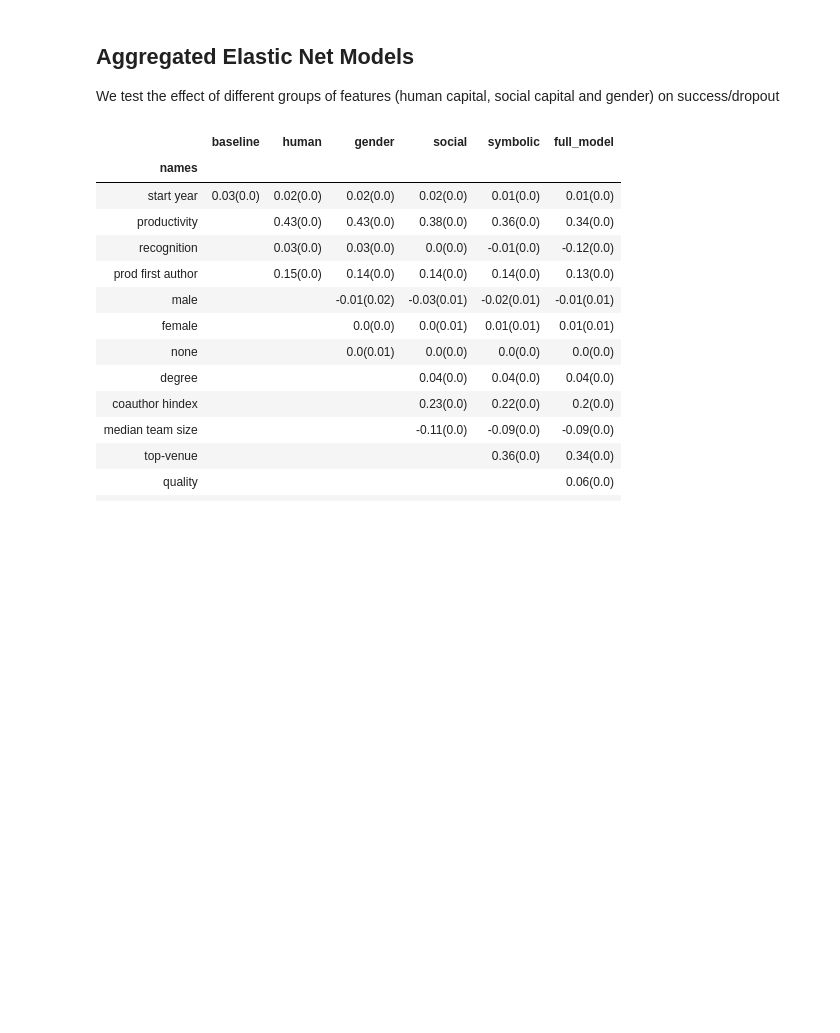
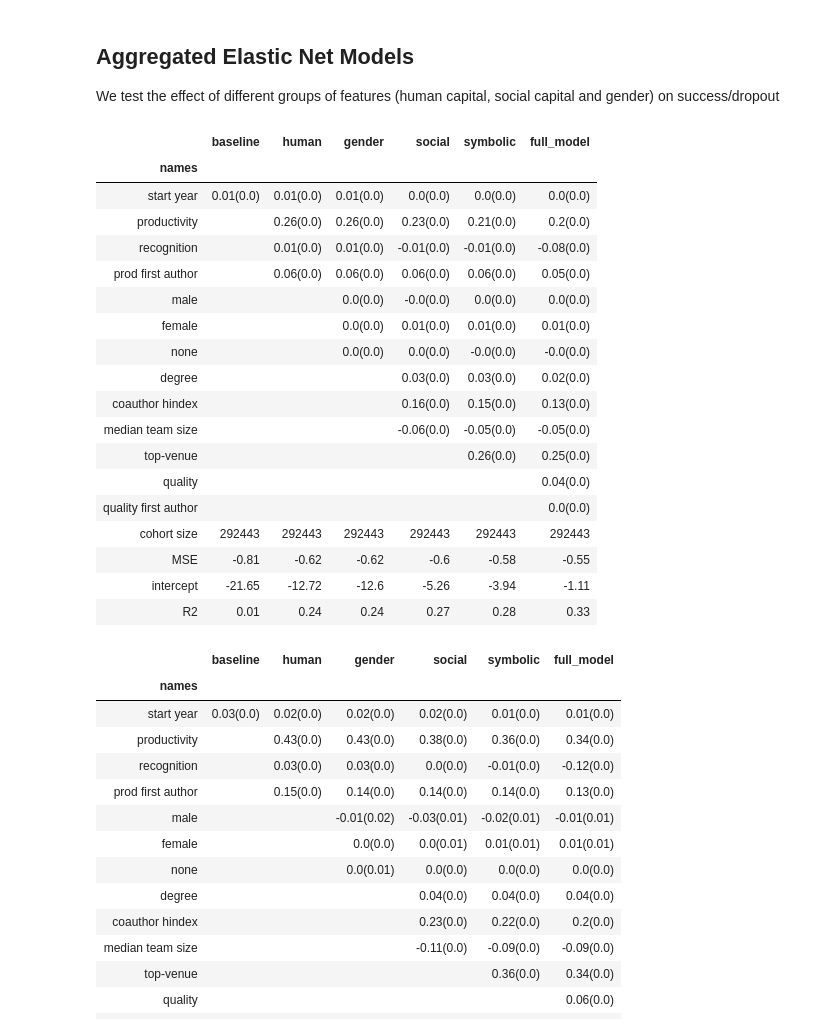
Before and after one commit to gesiscss/inequality, a Jupyter notebook: 3. Correlations and Linear.ipynb, the cells around one changed output. Saved outputs shown, nothing was run; the diff lists cells and outputs as text; code cells hidden in the pictures; blank space fills up the shorter version.

```diff
--- a/3. Correlations and Linear.ipynb
+++ b/3. Correlations and Linear.ipynb
@@ -711,6 +711,31 @@ plot_metric_over_cohorts(res_cohort_full_cita, 'r2', 'R squared', 'Citation incr
 # %% [markdown]
 ## Aggregated Elastic Net Models
 We test the effect of different groups of features (human capital, social capital and gender) on success/dropout
+# %%
+dv_hindex_incr = 'h_index_increase_10_3'
+h_ind_agg_all = elastic_agg_all(credible_authors, EARLY_CAREER, RECOGNITION_CUT, dv_hindex_incr)
+# %%
+h_ind_agg_all
+# %% [output]
+|  | baseline | human | gender | social | symbolic | full_model |
+| names |  |  |  |  |  |  |
+| start year | 0.01(0.0) | 0.01(0.0) | 0.01(0.0) | 0.0(0.0) | 0.0(0.0) | 0.0(0.0) |
+| productivity |  | 0.26(0.0) | 0.26(0.0) | 0.23(0.0) | 0.21(0.0) | 0.2(0.0) |
+| recognition |  | 0.01(0.0) | 0.01(0.0) | -0.01(0.0) | -0.01(0.0) | -0.08(0.0) |
+| prod first author |  | 0.06(0.0) | 0.06(0.0) | 0.06(0.0) | 0.06(0.0) | 0.05(0.0) |
+| male |  |  | 0.0(0.0) | -0.0(0.0) | 0.0(0.0) | 0.0(0.0) |
+| female |  |  | 0.0(0.0) | 0.01(0.0) | 0.01(0.0) | 0.01(0.0) |
+| none |  |  | 0.0(0.0) | 0.0(0.0) | -0.0(0.0) | -0.0(0.0) |
+| degree |  |  |  | 0.03(0.0) | 0.03(0.0) | 0.02(0.0) |
+| coauthor hindex |  |  |  | 0.16(0.0) | 0.15(0.0) | 0.13(0.0) |
+| median team size |  |  |  | -0.06(0.0) | -0.05(0.0) | -0.05(0.0) |
+| top-venue |  |  |  |  | 0.26(0.0) | 0.25(0.0) |
+| quality |  |  |  |  |  | 0.04(0.0) |
+| quality first author |  |  |  |  |  | 0.0(0.0) |
+| cohort size | 292443 | 292443 | 292443 | 292443 | 292443 | 292443 |
+| MSE | -0.81 | -0.62 | -0.62 | -0.6 | -0.58 | -0.55 |
+| intercept | -21.65 | -12.72 | -12.6 | -5.26 | -3.94 | -1.11 |
+| R2 | 0.01 | 0.24 | 0.24 | 0.27 | 0.28 | 0.33 |
 # %%
 dv_hindex_incr = 'h_index_increase_15_3'
 h_ind_agg_all = elastic_agg_all(credible_authors, EARLY_CAREER, RECOGNITION_CUT, dv_hindex_incr)
```
Also changed, not shown: 10 other files.
